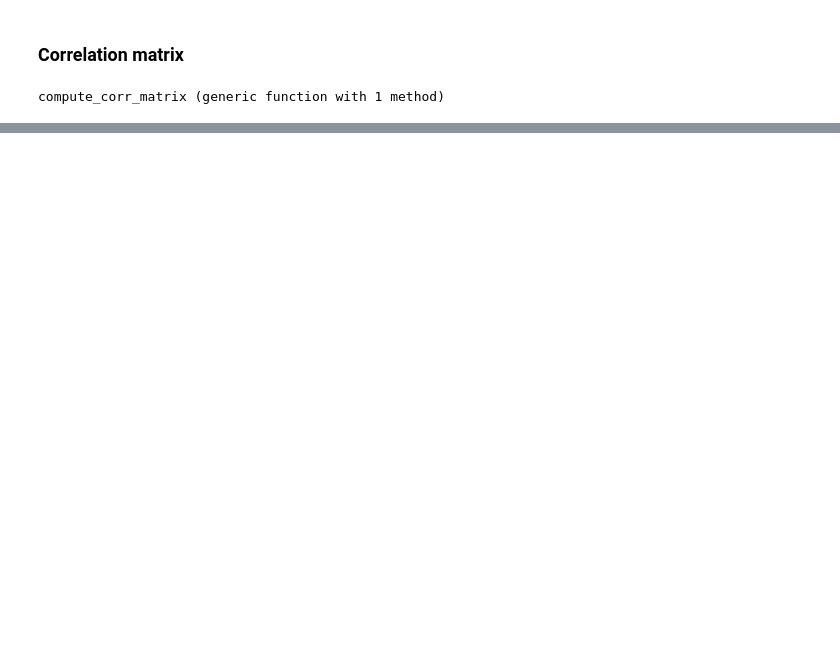
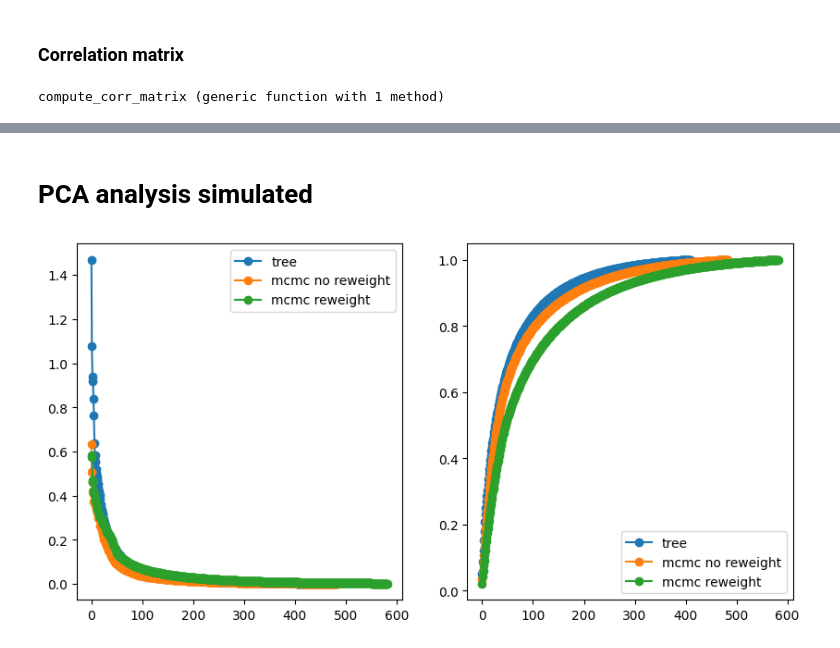
Before and after one commit to matteodeleonardis/PhyloBM, a Jupyter notebook: DBD/notebooks/sampling_reweighting.ipynb, the cells around one changed output, grey strips where cells are left out. Cells and saved outputs as stored; diff of their text form; code cells hidden in the pictures; blank space fills up the shorter version.

Commit message:
added PCA analysis

```diff
--- a/DBD/notebooks/sampling_reweighting.ipynb
+++ b/DBD/notebooks/sampling_reweighting.ipynb
@@ -361,0 +362,24 @@ gcf()
+# %% [markdown]
+# PCA analysis simulated
+# %%
+x_mcmc_reweight = reshape(Flux.onehotbatch(msa_mcmc_reweight, collect(1:q)), L*q, :)
+x_mcmc_no_reweight =reshape(Flux.onehotbatch(msa_mcmc_no_reweight, collect(1:q)), L*q, :)
+x_tree =reshape(Flux.onehotbatch(msa_tree, collect(1:q)), L*q, :);
+# %%
+pca_tree = fit(PCA, x_tree)
+pca_no_reweight = fit(PCA, x_mcmc_no_reweight)
+pca_reweight = fit(PCA, x_mcmc_reweight);
+# %%
+fig, ax = subplots(1,2,5)
+ax[1].plot(pca_tree.prinvars, marker="o", label="tree")
+ax[1].plot(pca_no_reweight.prinvars, marker="o", label="mcmc no reweight")
+ax[1].plot(pca_reweight.prinvars, marker="o", label="mcmc reweight")
+ax[1].legend()
+
+ax[2].plot([sum(pca_tree.prinvars[1:i])/pca_tree.tprinvar for i in eachindex(pca_tree.prinvars)], marker="o", label="tree")
+ax[2].plot([sum(pca_no_reweight.prinvars[1:i])/pca_no_reweight.tprinvar for i in eachindex(pca_no_reweight.prinvars)], marker="o", label="mcmc no reweight")
+ax[2].plot([sum(pca_reweight.prinvars[1:i])/pca_reweight.tprinvar for i in eachindex(pca_reweight.prinvars)], marker="o", label="mcmc reweight")
+ax[2].legend()
+gcf()
+# %% [output]
+[figure, added]
```
Also changed, not shown: parts of 15 cells of this notebook.
